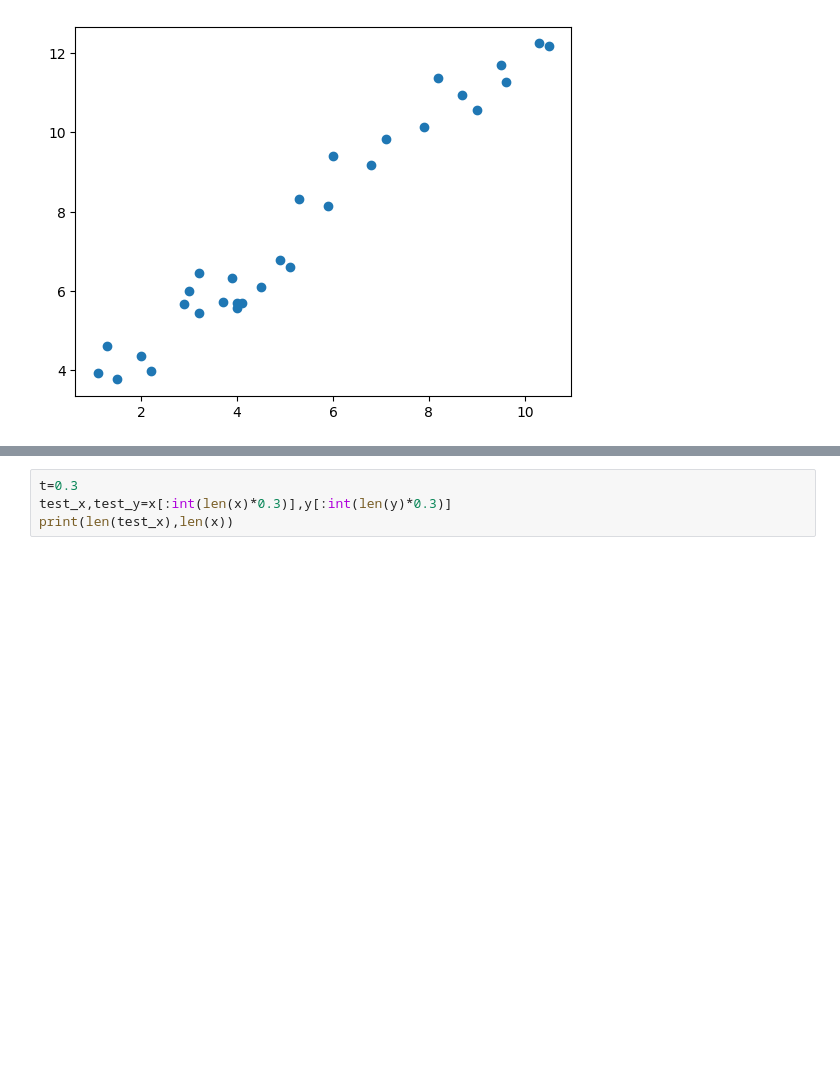
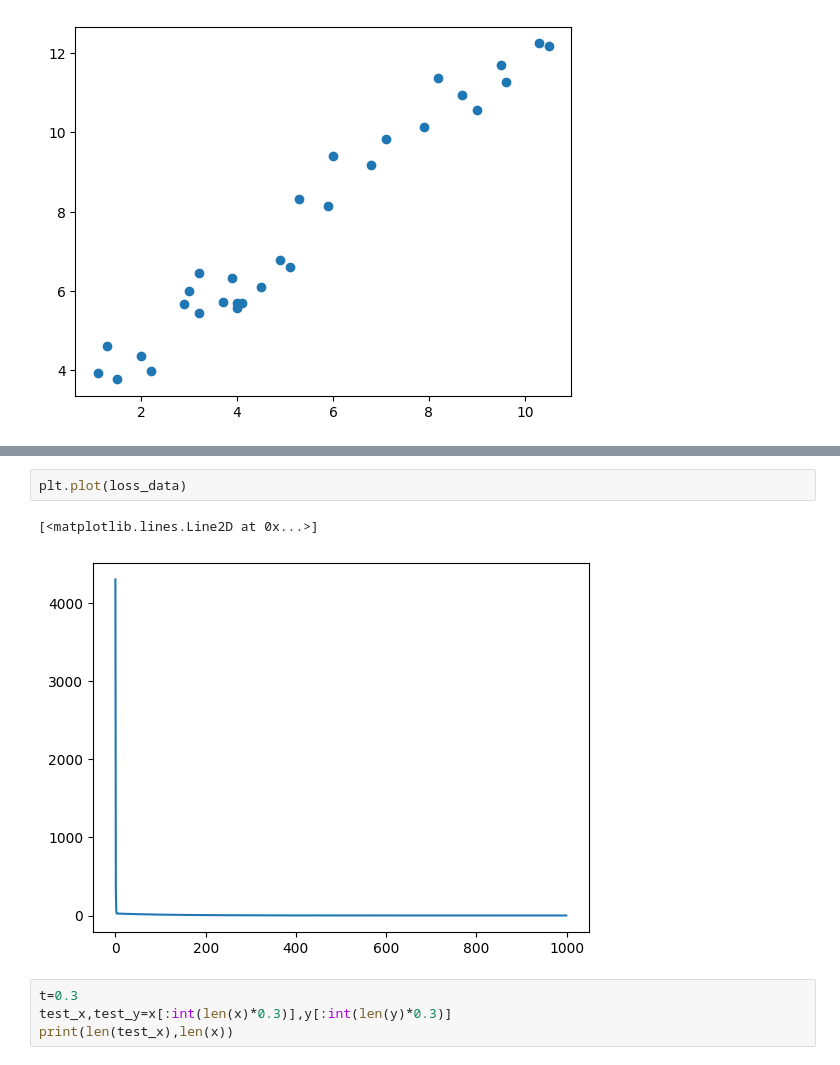
Before and after one commit to Bahrombekk/data, a Jupyter notebook: LINEAR_REGRESSION_TEST.ipynb, the cells around one changed output, grey strips where cells are left out. Drawn from its saved outputs; the diff is of its cells as text; blank space fills up the shorter version.

```diff
--- a/LINEAR_REGRESSION_TEST.ipynb
+++ b/LINEAR_REGRESSION_TEST.ipynb
@@ -78,3 +78,8 @@ plt.scatter(x,y_hat,c="r")
+# %%
+plt.plot(loss_data)
+# %% [output]
+[<matplotlib.lines.Line2D at 0x...>]
+[figure, added]
 # %%
 t=0.3
 test_x,test_y=x[:int(len(x)*0.3)],y[:int(len(y)*0.3)]
```
Also changed, not shown: parts of 16 cells of this notebook.
